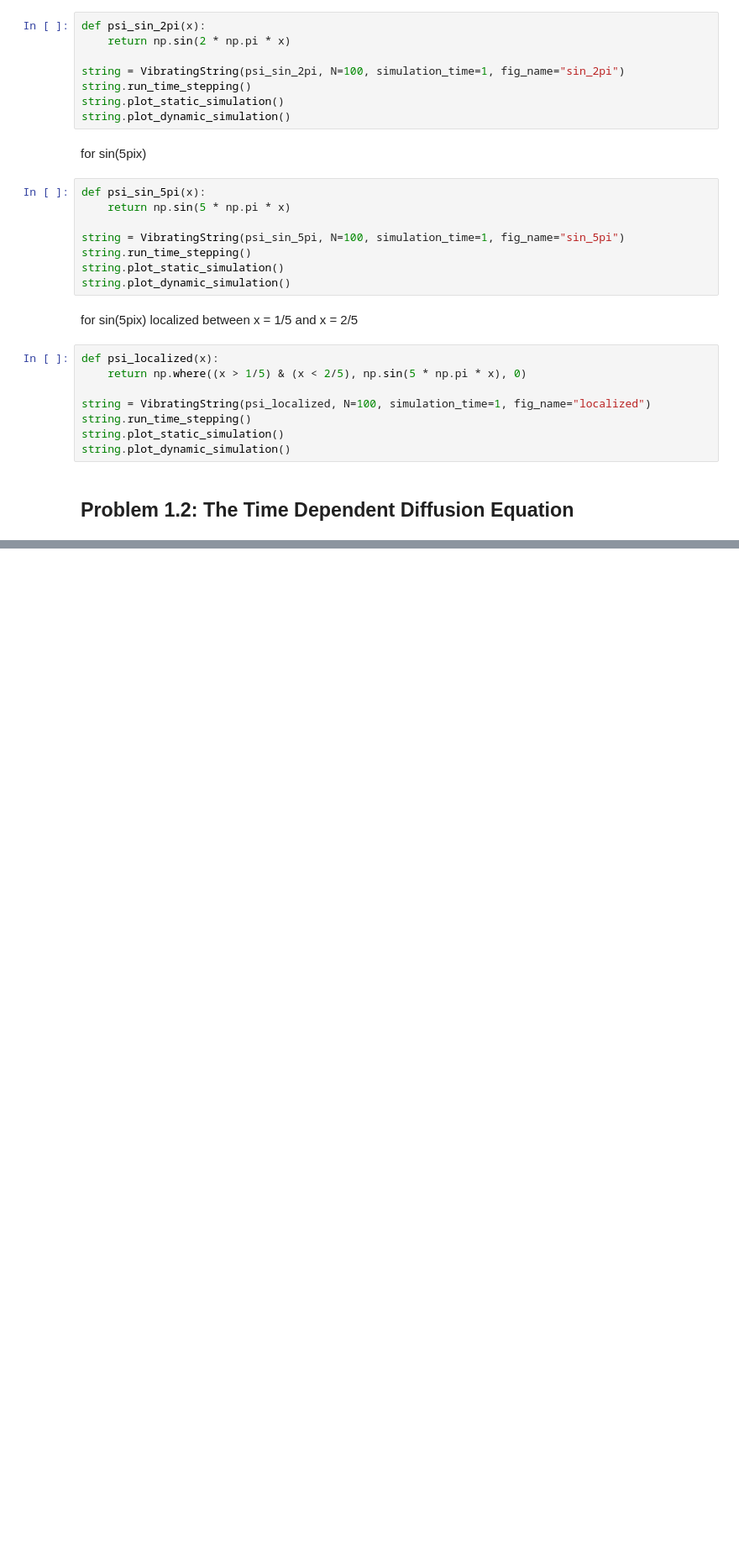
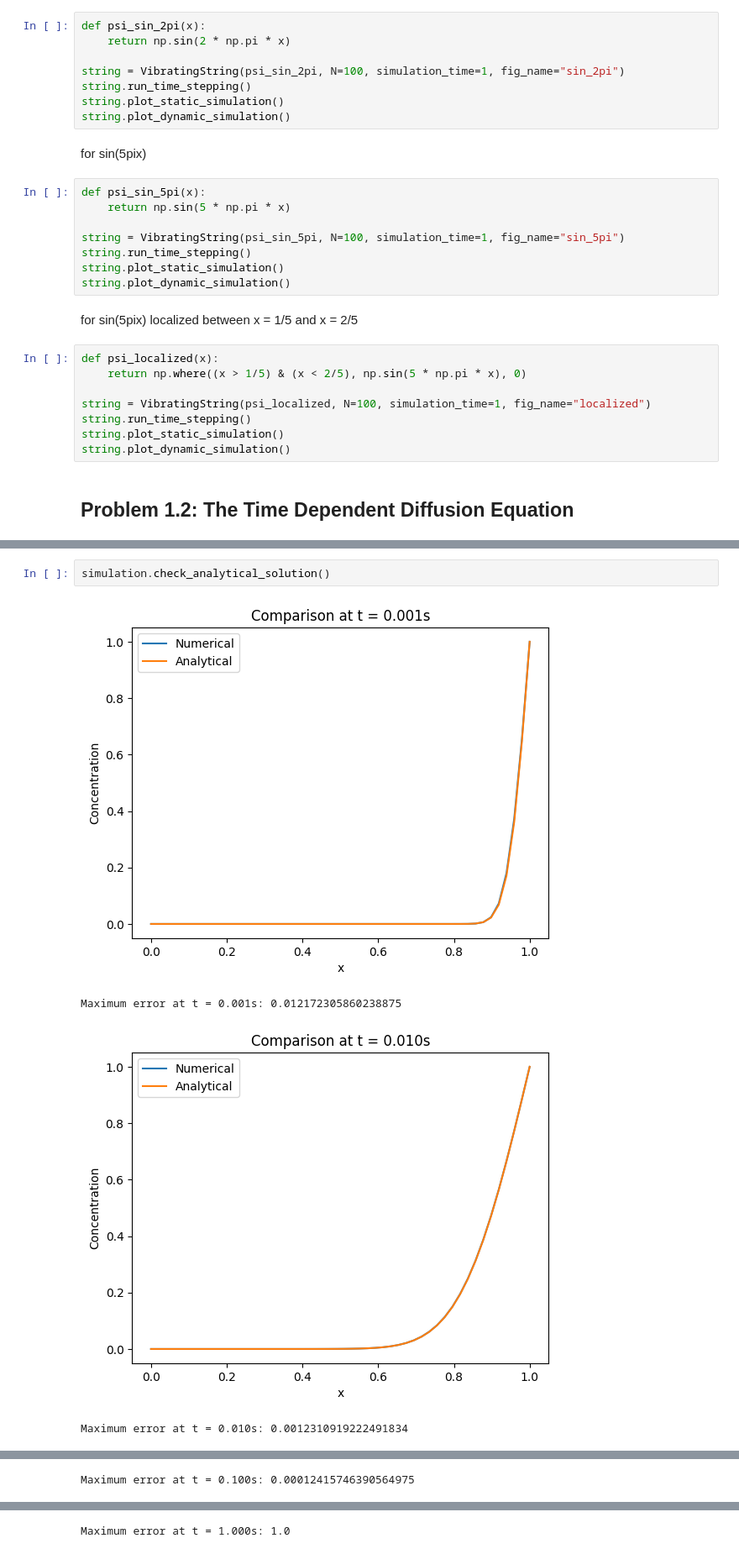
Before and after one commit to shaniasinha/scientific-computing-group-1, a Jupyter notebook: set1.ipynb, the cells around one changed output, grey strips where cells are left out. Shown at 84% size. Cells and saved outputs as stored; diff of their text form; blank space fills up the shorter version.

```diff
--- a/set1.ipynb
+++ b/set1.ipynb
@@ -46,0 +88,7 @@ string.plot_dynamic_simulation()
+# %%
+simulation.check_analytical_solution()
+# %% [output]
+[figure, added]
+Maximum error at t = 0.001s: 0.012172305860238875
+[figure, added]
+Maximum error at t = 0.010s: 0.0012310919222491834
@@ -46,0 +96 @@ string.plot_dynamic_simulation()
+Maximum error at t = 0.100s: 0.00012415746390564975
@@ -46,0 +98 @@ string.plot_dynamic_simulation()
+Maximum error at t = 1.000s: 1.0
```
Also changed, not shown: parts of 9 cells of this notebook, 18 other files.
